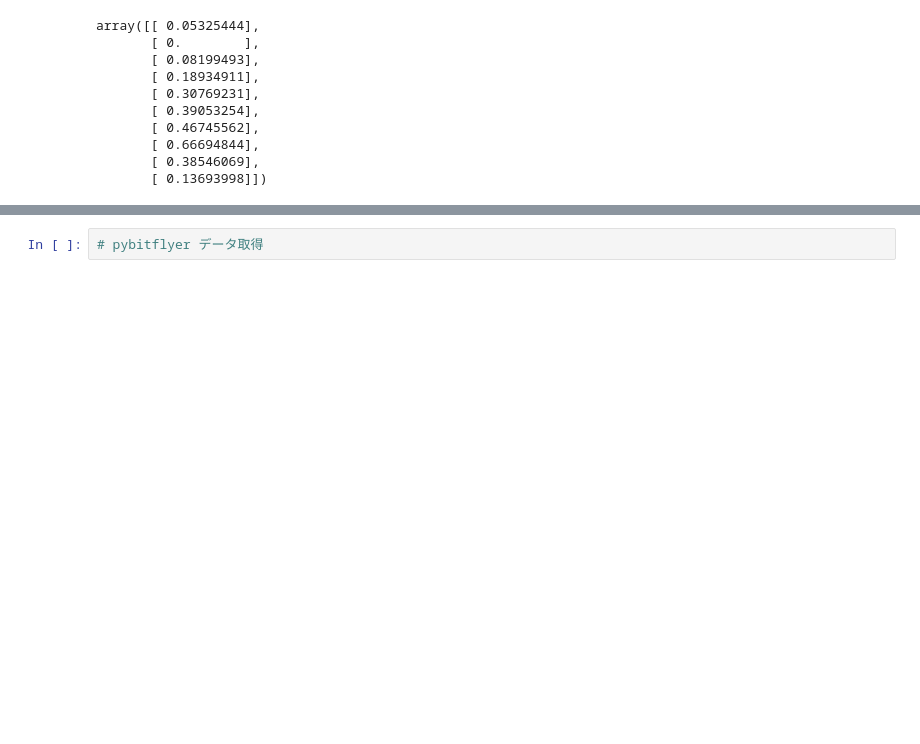
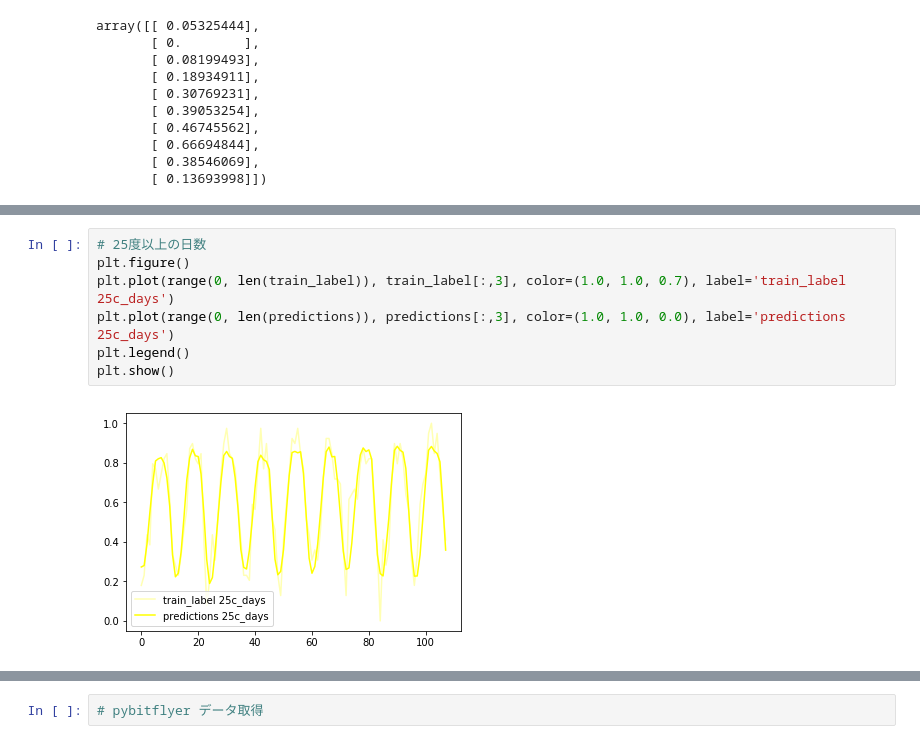
Before and after one commit to arakawamoriyuki/lstm-handson-app, a Jupyter notebook: main.ipynb, the cells around one changed output, grey strips where cells are left out. Cells and saved outputs as stored; diff of their text form; blank space fills up the shorter version.

```diff
--- a/main.ipynb
+++ b/main.ipynb
@@ -253,0 +365,9 @@ print(icesales_train_label.shape)
+# %%
+# 25度以上の日数
+plt.figure()
+plt.plot(range(0, len(train_label)), train_label[:,3], color=(1.0, 1.0, 0.7), label='train_label 25c_days')
+plt.plot(range(0, len(predictions)), predictions[:,3], color=(1.0, 1.0, 0.0), label='predictions 25c_days')
+plt.legend()
+plt.show()
+# %% [output]
+[figure, added]
```
Also changed, not shown: parts of 49 cells of this notebook.
